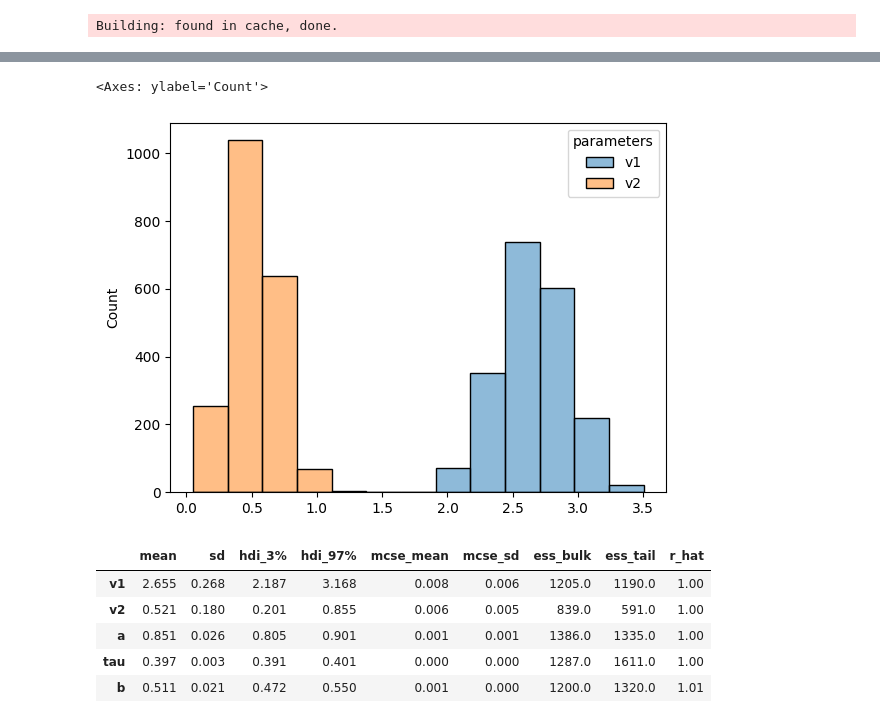
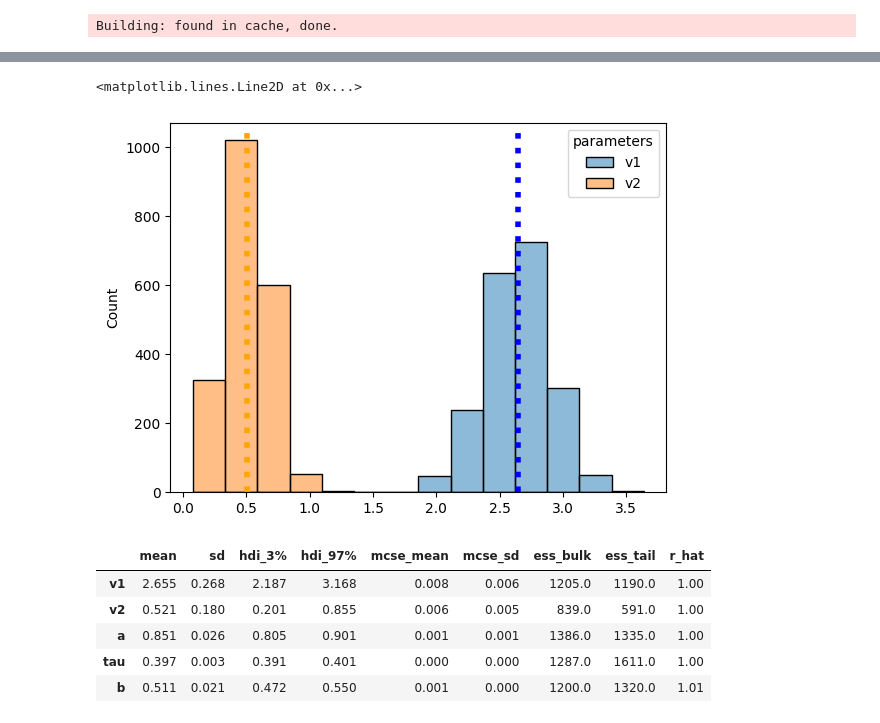
Before and after one commit to NightHydra/CognitiveModelingHomework, a Jupyter notebook: Homeworks/HW3/hw_3_problem6.ipynb, the cells around one changed output, grey strips where cells are left out. Drawn from its saved outputs; the diff is of its cells as text; code cells hidden in the pictures.

```diff
--- a/Homeworks/HW3/hw_3_problem6.ipynb
+++ b/Homeworks/HW3/hw_3_problem6.ipynb
@@ -70,12 +73,14 @@ Sampling:  12% (700/6000)
   If this warning occurs sporadically, such as for highly constrained variable types like covariance matrices, then the sampler is fine,
   but if this warning occurs often then your model may be either severely ill-conditioned or misspecified.
-# %%
-results_df = fit.to_frame()
-
-sns.histplot(results_df[['v1', 'v2']])
-# %% [output]
-<Axes: ylabel='Count'>
-[figure, removed]
+# %%
+results_df = fit.to_frame()
+
+ax = sns.histplot(results_df[['v1', 'v2']])
+ax.axvline(np.mean(results_df['v1']), color="blue", linestyle="dotted", lw=4)
+ax.axvline(np.mean(results_df['v2']), color="orange", linestyle="dotted", lw=4)
+# %% [output]
+<matplotlib.lines.Line2D at 0x...>
+[figure, added]
 # %%
 az.summary(fit)
 # %% [output]
```
Also changed, not shown: parts of 2 cells of this notebook, 3 other files.
